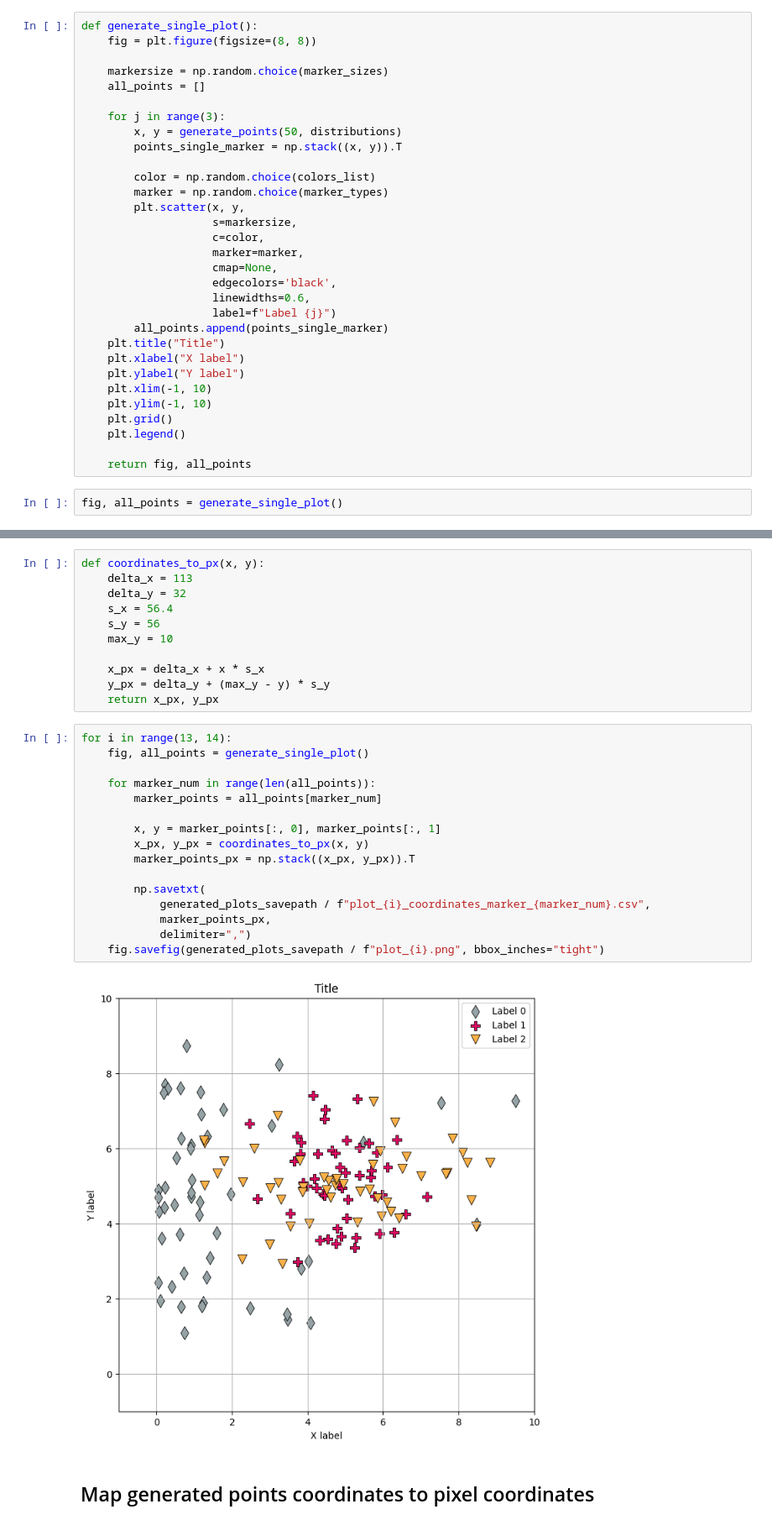
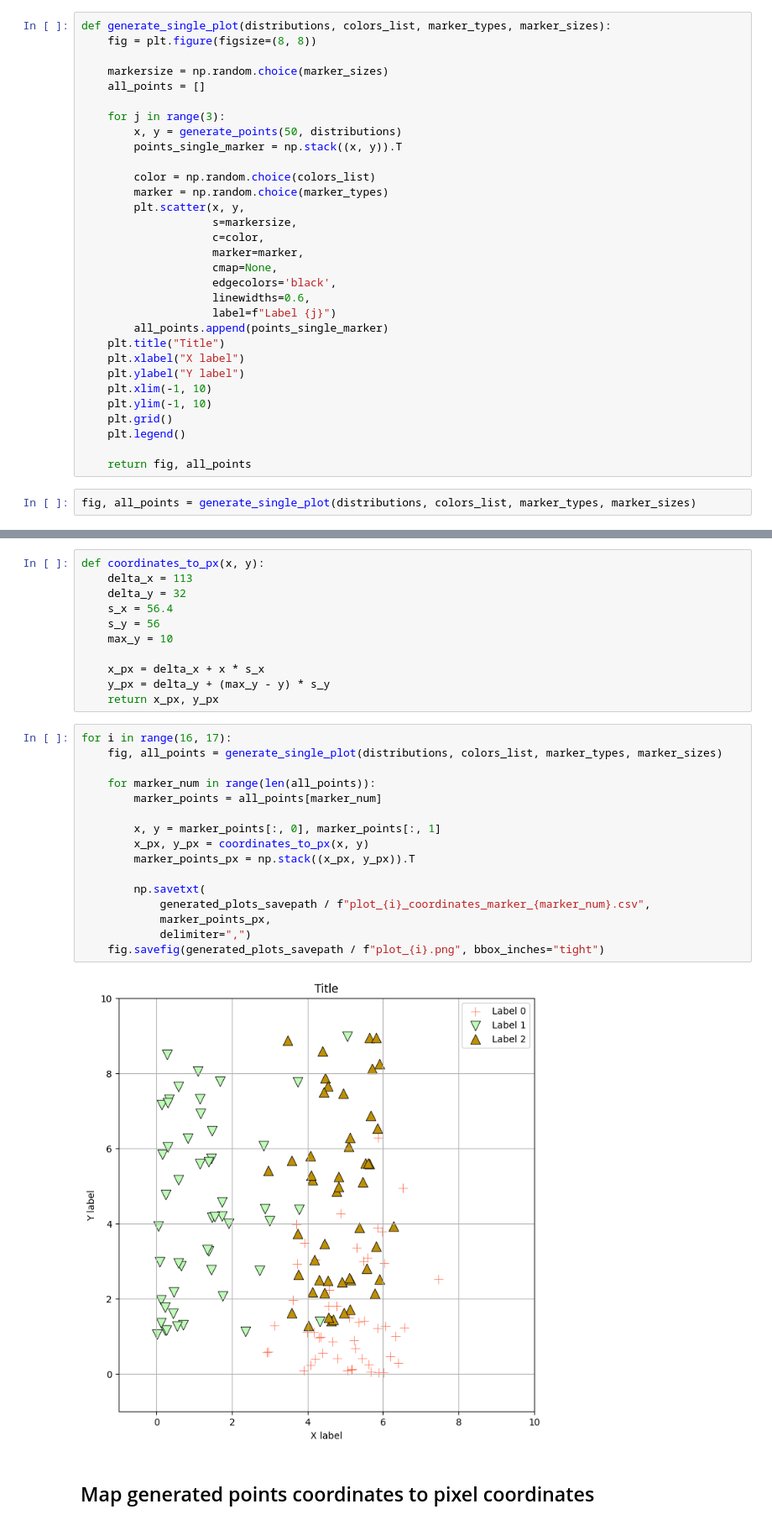
Before and after one commit to adusachev/scanplot, a Jupyter notebook: plot2data/generate_plots.ipynb, the cells around one changed output, grey strips where cells are left out. Shown: that part at 84% size. Cells and saved outputs as stored; diff of their text form.

```diff
--- a/plot2data/generate_plots.ipynb
+++ b/plot2data/generate_plots.ipynb
@@ -37,7 +37,7 @@ def generate_points(n: int, distributions: List):
 
     return x, y
 # %%
-def generate_single_plot():
+def generate_single_plot(distributions, colors_list, marker_types, marker_sizes):
     fig = plt.figure(figsize=(8, 8))
 
     markersize = np.random.choice(marker_sizes)
@@ -68,5 +68,5 @@ def generate_single_plot():
 
     return fig, all_points
 # %%
-fig, all_points = generate_single_plot()
+fig, all_points = generate_single_plot(distributions, colors_list, marker_types, marker_sizes)
 # %% [output]
@@ -85,23 +85,23 @@ def coordinates_to_px(x, y):
     y_px = delta_y + (max_y - y) * s_y
     return x_px, y_px
 # %%
-for i in range(13, 14):
-    fig, all_points = generate_single_plot()
+for i in range(16, 17):
+    fig, all_points = generate_single_plot(distributions, colors_list, marker_types, marker_sizes)
 
     for marker_num in range(len(all_points)):
         marker_points = all_points[marker_num]
 
         x, y = marker_points[:, 0], marker_points[:, 1]
         x_px, y_px = coordinates_to_px(x, y)
         marker_points_px = np.stack((x_px, y_px)).T
 
         np.savetxt(
             generated_plots_savepath / f"plot_{i}_coordinates_marker_{marker_num}.csv",
             marker_points_px,
             delimiter=",")
     fig.savefig(generated_plots_savepath / f"plot_{i}.png", bbox_inches="tight")
 # %% [output]
-[figure, old version]
+[figure, new version]
 # %% [markdown]
 ## Map generated points coordinates to pixel coordinates
 # %%
```
Also changed, not shown: parts of 10 cells of this notebook, 3 other files.
